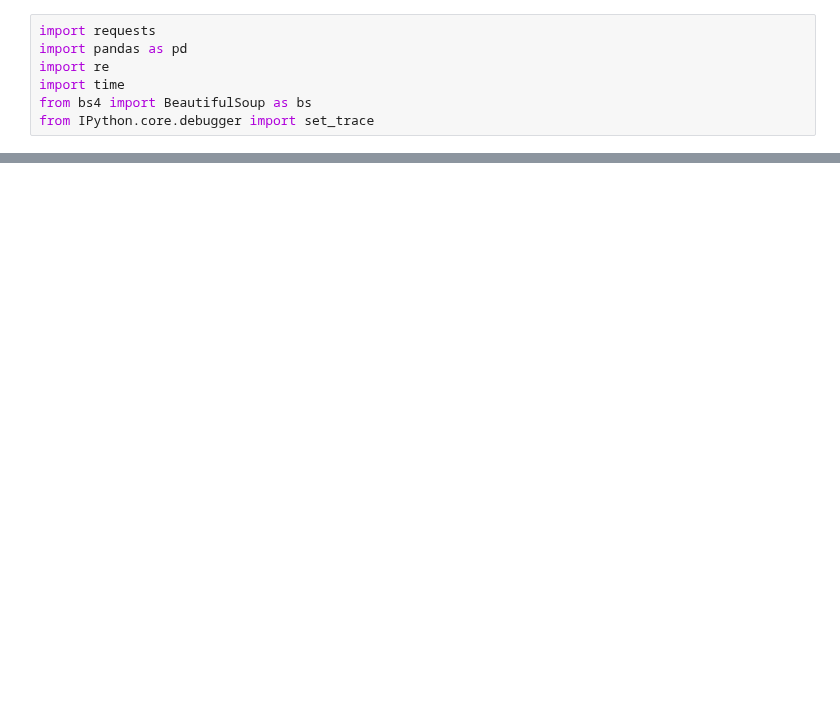
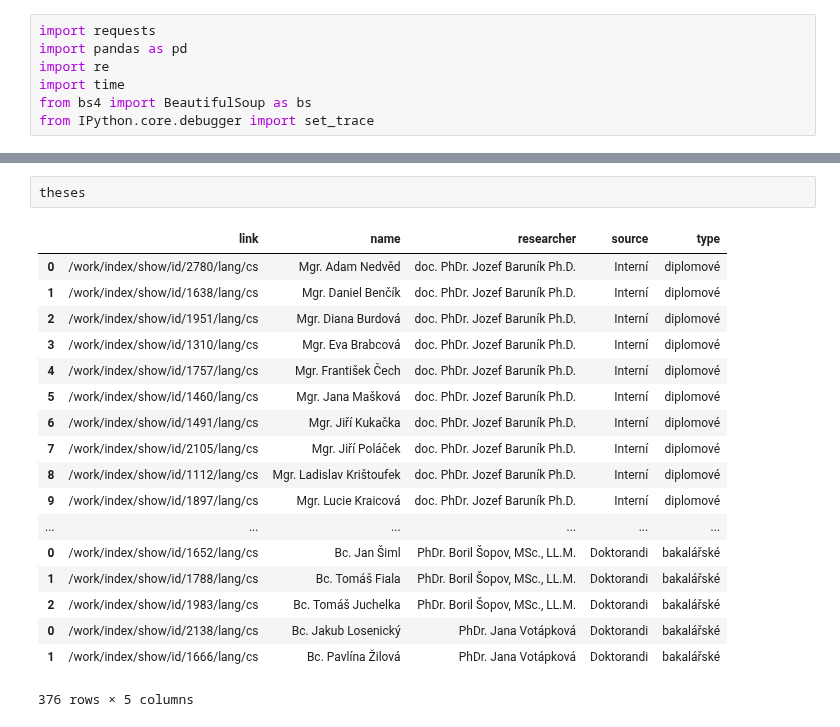
Before and after one commit to vitekzkytek/PythonDataIES, a Jupyter notebook: IES_Web.ipynb, the cells around one changed output, grey strips where cells are left out. Saved outputs shown, nothing was run; the diff lists cells and outputs as text; blank space fills up the shorter version.

```diff
--- a/IES_Web.ipynb
+++ b/IES_Web.ipynb
@@ -154,0 +189,21 @@ courses
+# %%
+theses
+# %% [output]
+|  | link | name | researcher | source | type |
+| 0 | /work/index/show/id/2780/lang/cs | Mgr. Adam Nedvěd | doc. PhDr. Jozef Baruník Ph.D. | Interní | diplomové |
+| 1 | /work/index/show/id/1638/lang/cs | Mgr. Daniel Benčík | doc. PhDr. Jozef Baruník Ph.D. | Interní | diplomové |
+| 2 | /work/index/show/id/1951/lang/cs | Mgr. Diana Burdová | doc. PhDr. Jozef Baruník Ph.D. | Interní | diplomové |
+| 3 | /work/index/show/id/1310/lang/cs | Mgr. Eva Brabcová | doc. PhDr. Jozef Baruník Ph.D. | Interní | diplomové |
+| 4 | /work/index/show/id/1757/lang/cs | Mgr. František Čech | doc. PhDr. Jozef Baruník Ph.D. | Interní | diplomové |
+| 5 | /work/index/show/id/1460/lang/cs | Mgr. Jana Mašková | doc. PhDr. Jozef Baruník Ph.D. | Interní | diplomové |
+| 6 | /work/index/show/id/1491/lang/cs | Mgr. Jiří Kukačka | doc. PhDr. Jozef Baruník Ph.D. | Interní | diplomové |
+| 7 | /work/index/show/id/2105/lang/cs | Mgr. Jiří Poláček | doc. PhDr. Jozef Baruník Ph.D. | Interní | diplomové |
+| 8 | /work/index/show/id/1112/lang/cs | Mgr. Ladislav Krištoufek | doc. PhDr. Jozef Baruník Ph.D. | Interní | diplomové |
+| 9 | /work/index/show/id/1897/lang/cs | Mgr. Lucie Kraicová | doc. PhDr. Jozef Baruník Ph.D. | Interní | diplomové |
+| ... | ... | ... | ... | ... | ... |
+| 0 | /work/index/show/id/1652/lang/cs | Bc. Jan Šiml | PhDr. Boril Šopov, MSc., LL.M. | Doktorandi | bakalářské |
+| 1 | /work/index/show/id/1788/lang/cs | Bc. Tomáš Fiala | PhDr. Boril Šopov, MSc., LL.M. | Doktorandi | bakalářské |
+| 2 | /work/index/show/id/1983/lang/cs | Bc. Tomáš Juchelka | PhDr. Boril Šopov, MSc., LL.M. | Doktorandi | bakalářské |
+| 0 | /work/index/show/id/2138/lang/cs | Bc. Jakub Losenický | PhDr. Jana Votápková | Doktorandi | bakalářské |
+| 1 | /work/index/show/id/1666/lang/cs | Bc. Pavlína Žilová | PhDr. Jana Votápková | Doktorandi | bakalářské |
+376 rows × 5 columns
```
Also changed, not shown: parts of 4 cells of this notebook.
